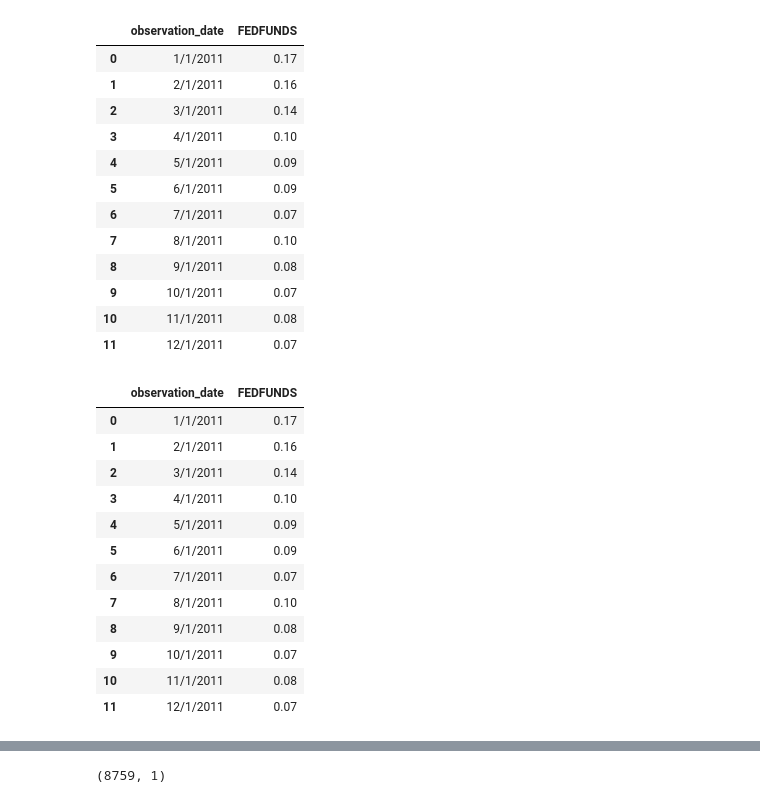
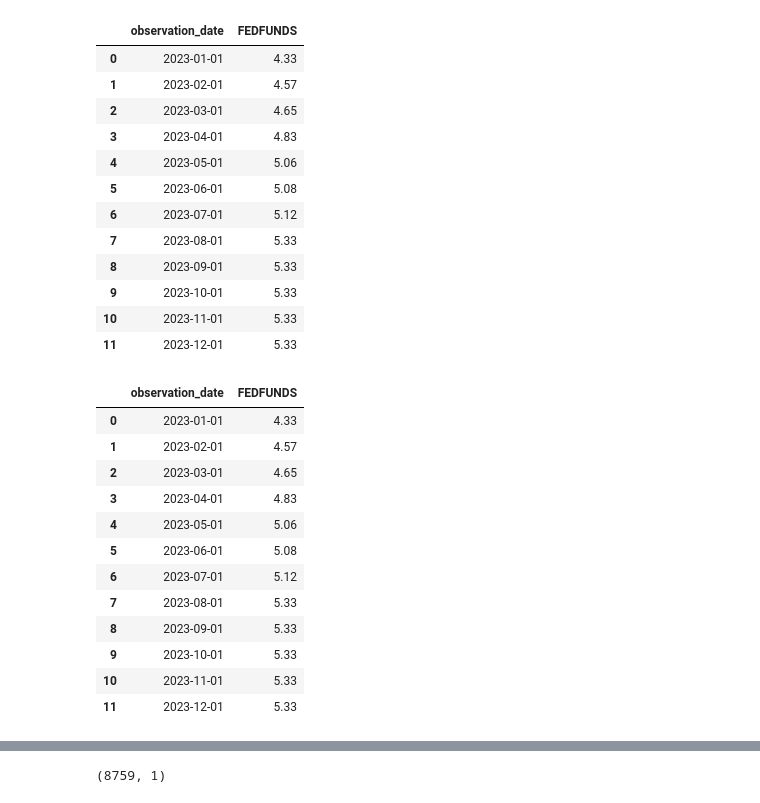
Before and after one commit to YashiDev556/DART-Electricity-Market-Predictor, a Jupyter notebook: large_scale_predictor.ipynb, the cells around one changed output, grey strips where cells are left out. Drawn from its saved outputs; the diff is of its cells as text; code cells hidden in the pictures.

```diff
--- a/large_scale_predictor.ipynb
+++ b/large_scale_predictor.ipynb
@@ -88,39 +95,39 @@ rtm_hourly
 8759 rows × 1 columns
 # %%
 
-fed_funds_df = pd.read_csv('Data/federal_funds_2011.csv')
+fed_funds_df = pd.read_csv('Data/Final_Project_Data/FEDFUNDS.csv')
 fed_funds_df
 # %% [output]
 |  | observation_date | FEDFUNDS |
-| 0 | 1/1/2011 | 0.17 |
-| 1 | 2/1/2011 | 0.16 |
-| 2 | 3/1/2011 | 0.14 |
-| 3 | 4/1/2011 | 0.10 |
-| 4 | 5/1/2011 | 0.09 |
-| 5 | 6/1/2011 | 0.09 |
-| 6 | 7/1/2011 | 0.07 |
-| 7 | 8/1/2011 | 0.10 |
-| 8 | 9/1/2011 | 0.08 |
-| 9 | 10/1/2011 | 0.07 |
-| 10 | 11/1/2011 | 0.08 |
-| 11 | 12/1/2011 | 0.07 |
+| 0 | 2023-01-01 | 4.33 |
+| 1 | 2023-02-01 | 4.57 |
+| 2 | 2023-03-01 | 4.65 |
+| 3 | 2023-04-01 | 4.83 |
+| 4 | 2023-05-01 | 5.06 |
+| 5 | 2023-06-01 | 5.08 |
+| 6 | 2023-07-01 | 5.12 |
+| 7 | 2023-08-01 | 5.33 |
+| 8 | 2023-09-01 | 5.33 |
+| 9 | 2023-10-01 | 5.33 |
+| 10 | 2023-11-01 | 5.33 |
+| 11 | 2023-12-01 | 5.33 |
 # %%
 fed_funds_rate = fed_funds_df
 fed_funds_rate
 # %% [output]
 |  | observation_date | FEDFUNDS |
-| 0 | 1/1/2011 | 0.17 |
-| 1 | 2/1/2011 | 0.16 |
-| 2 | 3/1/2011 | 0.14 |
-| 3 | 4/1/2011 | 0.10 |
-| 4 | 5/1/2011 | 0.09 |
-| 5 | 6/1/2011 | 0.09 |
-| 6 | 7/1/2011 | 0.07 |
-| 7 | 8/1/2011 | 0.10 |
-| 8 | 9/1/2011 | 0.08 |
-| 9 | 10/1/2011 | 0.07 |
-| 10 | 11/1/2011 | 0.08 |
-| 11 | 12/1/2011 | 0.07 |
+| 0 | 2023-01-01 | 4.33 |
+| 1 | 2023-02-01 | 4.57 |
+| 2 | 2023-03-01 | 4.65 |
+| 3 | 2023-04-01 | 4.83 |
+| 4 | 2023-05-01 | 5.06 |
+| 5 | 2023-06-01 | 5.08 |
+| 6 | 2023-07-01 | 5.12 |
+| 7 | 2023-08-01 | 5.33 |
+| 8 | 2023-09-01 | 5.33 |
+| 9 | 2023-10-01 | 5.33 |
+| 10 | 2023-11-01 | 5.33 |
+| 11 | 2023-12-01 | 5.33 |
 # %%
 
 # columns: ['observation_date', 'FEDFUNDS']
```
Also changed, not shown: parts of 27 cells of this notebook, 2 other files.
